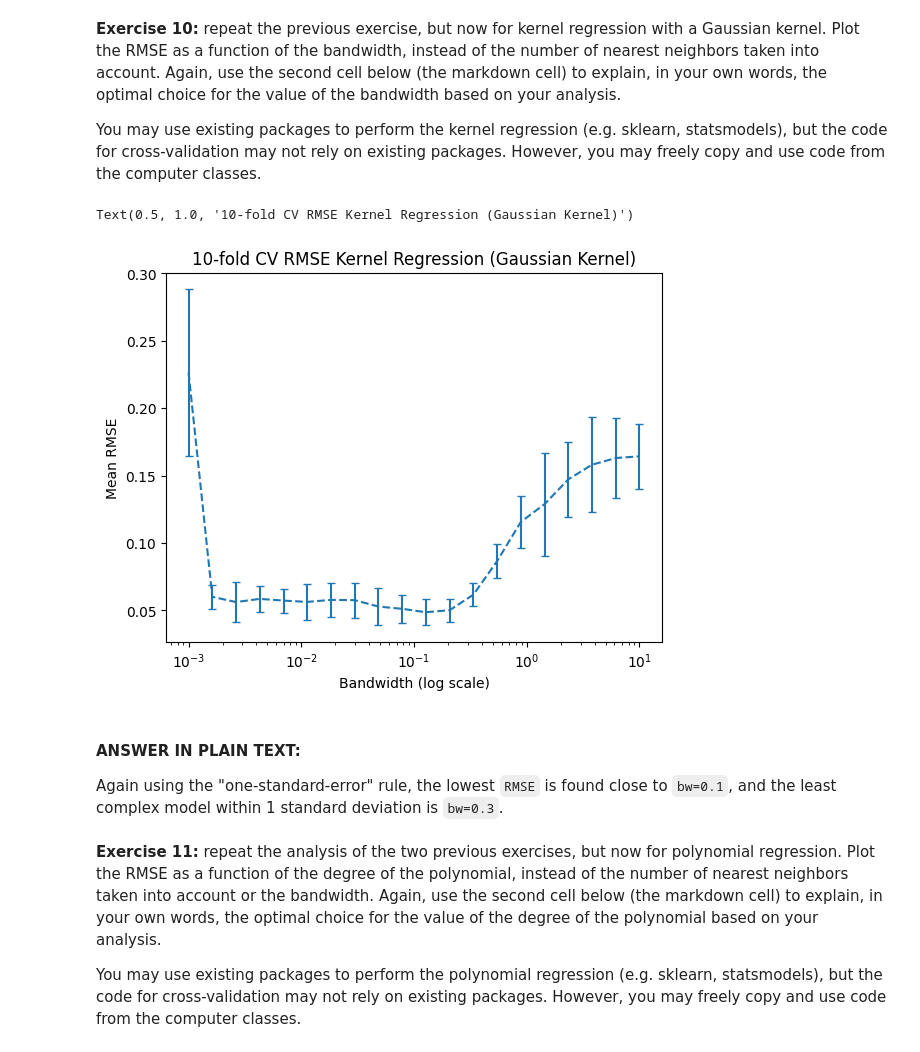
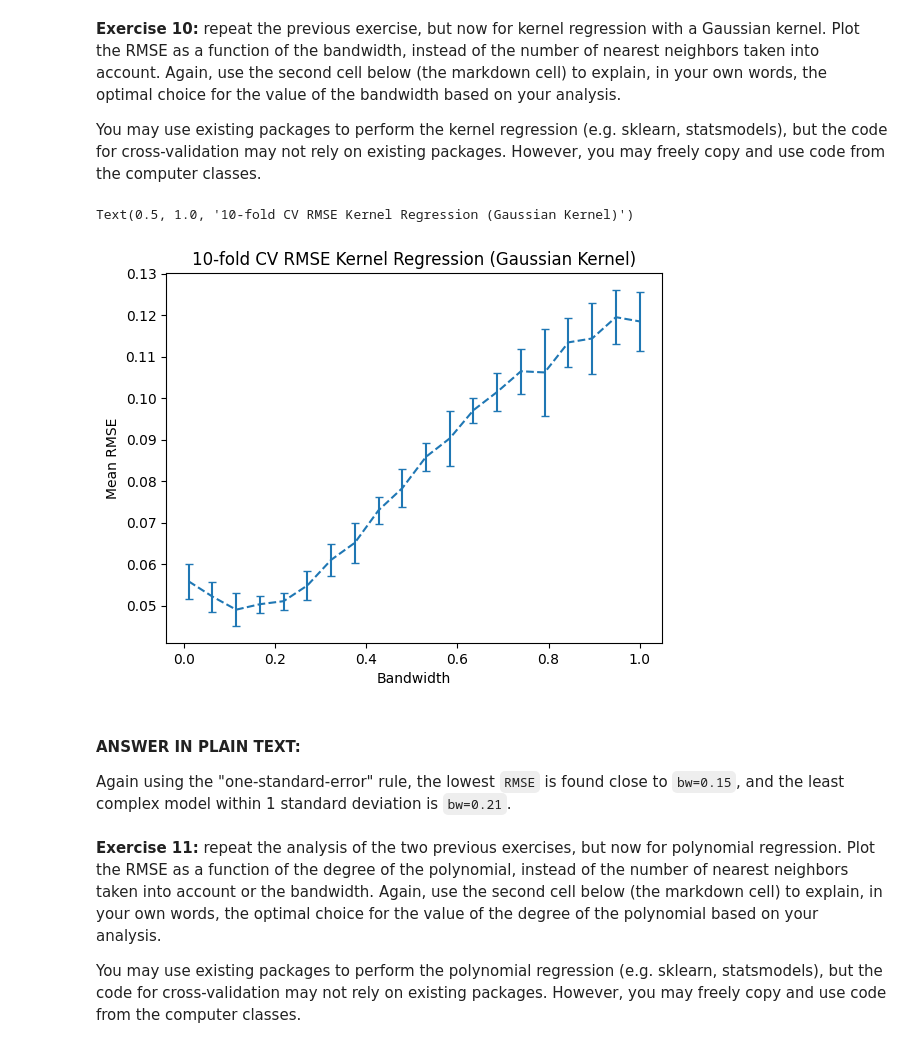
Before and after one commit to AlbinLind/Data-Science-Methodology, a Jupyter notebook: week 1/DSM_assignment1.ipynb, the cells around one changed output. Drawn from its saved outputs; the diff is of its cells as text; code cells hidden in the pictures.

```diff
--- a/week 1/DSM_assignment1.ipynb
+++ b/week 1/DSM_assignment1.ipynb
@@ -357,51 +363,54 @@ Using the rule of least complex model within 1 std deviation ("one-standard-erro
 
 You may use existing packages to perform the kernel regression (e.g. sklearn, statsmodels), but the code for cross-validation may not rely on existing packages. However, you may freely copy and use code from the computer classes.
 # %%
+# Create a new ten fold cv function that uses the statsmodels KernelReg class instead of the sklearns models
 def ten_fold_cv_sm(bandwidth: float) -> list[float]:
     # Shuffle the data
     shuffeling = np.random.permutation(len(x))
+
     shuffled_x = x[shuffeling].reshape(-1, 1)
     shuffled_y = y[shuffeling]
 
     x_folds = np.split(shuffled_x, 10)
     y_folds = np.split(shuffled_y, 10)
 
     results = list()
 
     for i in range(10):
         x_train = np.concat(x_folds[:i] + x_folds[i + 1 :])
         x_test = x_folds[i]
         y_train = np.concat(y_folds[:i] + y_folds[i + 1 :])
         y_test = y_folds[i]
         model = KernelReg(y_train, x_train, var_type="c", bw=[bandwidth])
         model.fit()
         y_hat = model.fit(x_test)[0]
-        score = root_mean_squared_error(y_test, y_hat)
+        score = np.sqrt(np.mean((y_test - y_hat) ** 2))
         results.append(score)
 
     return results
 
 
 gaussian_results = list()
 bw_values = list()
-for bw in np.logspace(-3, 1, 20):
+for bw in np.linspace(0.01, 1, 20):
     gaussian_results.append(ten_fold_cv_sm(bw))
     bw_values.append(bw)
 
 means = [np.mean(r) for r in gaussian_results]
-std_dev = [np.std(r) for r in gaussian_results]
+std_dev = [np.std(r, ddof=1) / np.sqrt(10) for r in gaussian_results]
 
 plt.errorbar(x=bw_values, y=means, yerr=std_dev, capsize=3, linestyle="dashed")
-plt.xlabel("Bandwidth (log scale)")
-plt.xscale("log")
+plt.xlabel("Bandwidth")
+# plt.xscale("log")
 plt.ylabel("Mean RMSE")
 plt.title("10-fold CV RMSE Kernel Regression (Gaussian Kernel)")
 # %% [output]
 Text(0.5, 1.0, '10-fold CV RMSE Kernel Regression (Gaussian Kernel)')
-[figure, old version]
+[figure, new version]
 # %% [markdown]
 #### ANSWER IN PLAIN TEXT:
-Again using the "one-standard-error" rule, the lowest `RMSE` is found close to `bw=0.1`, and the least complex model within 1 standard deviation is `bw=0.3`.
+
+Again using the "one-standard-error" rule, the lowest `RMSE` is found close to `bw=0.15`, and the least complex model within 1 standard deviation is `bw=0.21`.
 # %% [markdown]
 **Exercise 11:** repeat the analysis of the two previous exercises, but now for polynomial regression. Plot the RMSE as a function of the degree of the polynomial, instead of the number of nearest neighbors taken into account or the bandwidth. Again, use the second cell below (the markdown cell) to explain, in your own words, the optimal choice for the value of the degree of the polynomial based on your analysis.
 
```
Also changed, not shown: parts of 12 cells of this notebook, 1 other file.
